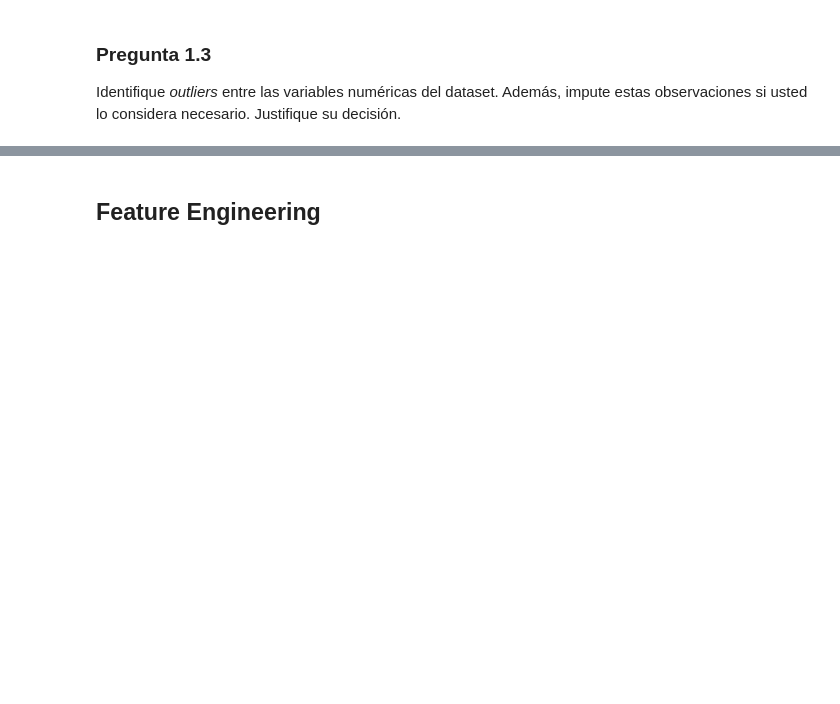
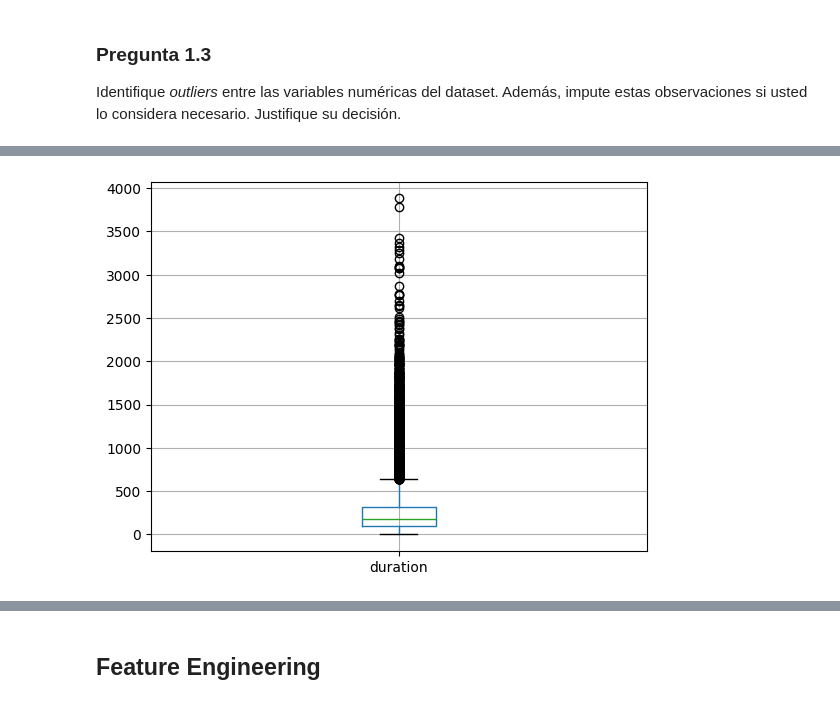
Before and after one commit to MiguelUC-Student/AMLE-Tareas, a Jupyter notebook: Tarea_2.ipynb, the cells around one changed output, grey strips where cells are left out. Saved outputs shown, nothing was run; the diff lists cells and outputs as text; code cells hidden in the pictures; blank space fills up the shorter version.

```diff
--- a/Tarea_2.ipynb
+++ b/Tarea_2.ipynb
@@ -268,0 +264,6 @@ Identifique _outliers_ entre las variables numéricas del dataset. Además, impu
+# %%
+df.boxplot(column=["duration"])
+df = df[df["duration"]<4000]
+#Para duration se observa que ultimo grupo de datos se centran alrededor de 3000, mas alla de ese grupo es outlier
+# %% [output]
+[figure, added]
```
Also changed, not shown: parts of 15 cells of this notebook.
